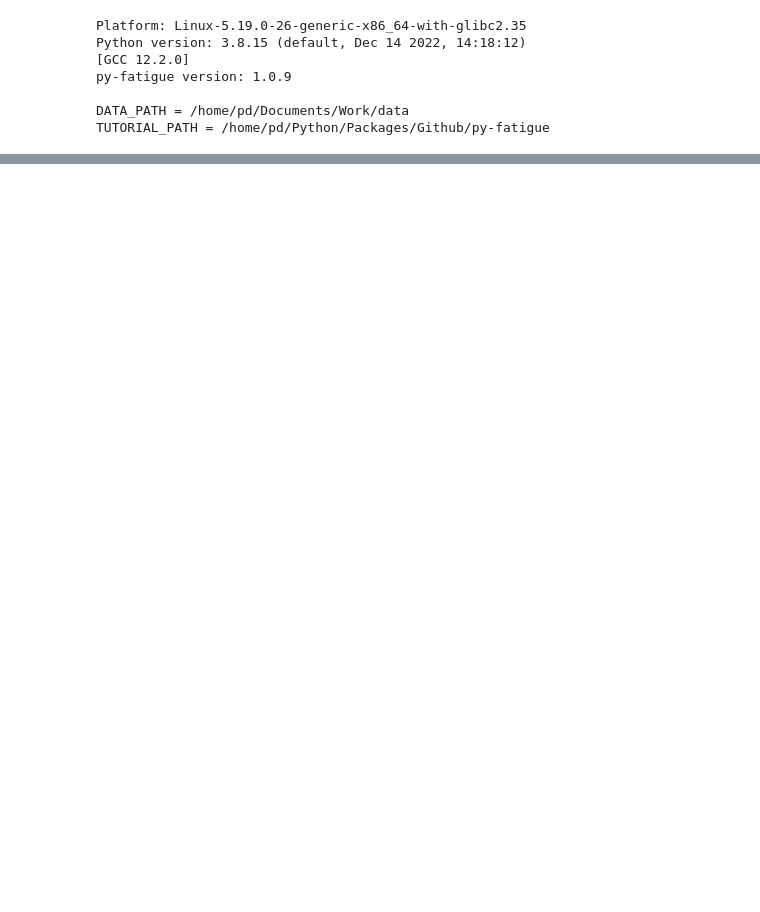
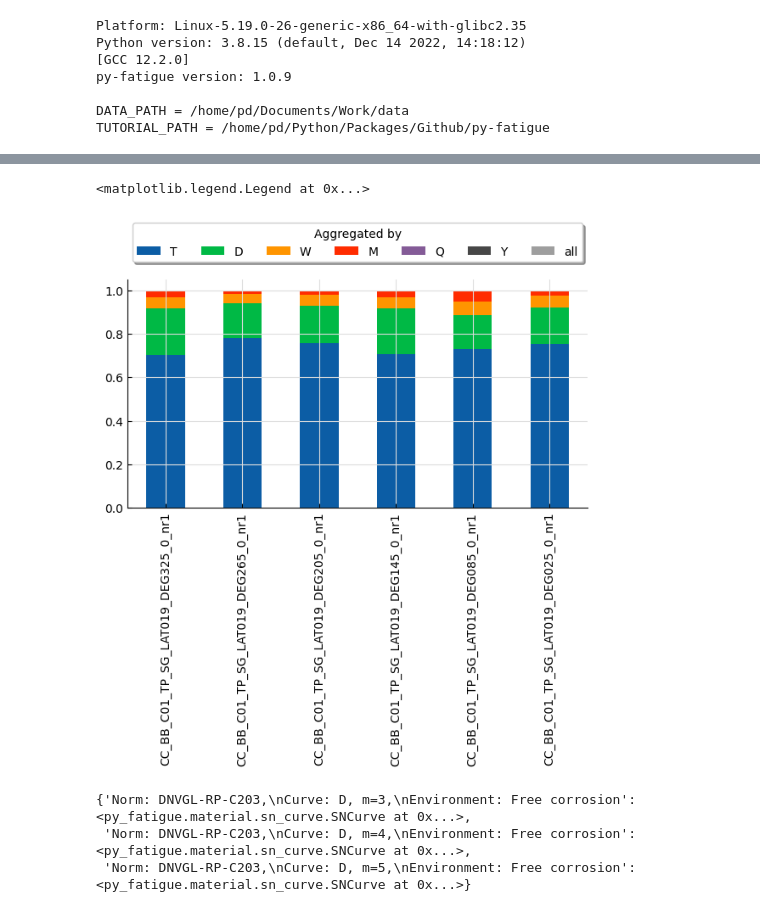
Before and after one commit to OWI-Lab/py_fatigue, a Jupyter notebook: notebooks/0.5.0 - PD.Use-case.LFFD-effect-quantification.ipynb, the cells around one changed output, grey strips where cells are left out. Cells and saved outputs as stored; diff of their text form; code cells hidden in the pictures; blank space fills up the shorter version.

```diff
--- a/notebooks/0.5.0 - PD.Use-case.LFFD-effect-quantification.ipynb
+++ b/notebooks/0.5.0 - PD.Use-case.LFFD-effect-quantification.ipynb
@@ -369,0 +279,4 @@ df_[[column for column in df_.columns if is_datetime(df_[column])]]
+# %%
+dict_df_dmg = dict()
+for aggr, df_d in df_agg.items():
+    dict_df_dmg[aggr] = pf.cycle_count.utils.calc_aggregated_damage(df_d, sn)
@@ -369,0 +316,11 @@ df_[[column for column in df_.columns if is_datetime(df_[column])]]
+# %%
+df_dmg_agg = pd.DataFrame()
+for aggr, df_d in dict_df_dmg.items():
+
+    df_1 = df_d.groupby(["sn_curve"]).agg("sum")
+    df_1["aggregate_by"] = aggr
+    df_dmg_agg = pd.concat([df_dmg_agg, df_1])
+# df_dmg_agg = df_dmg_agg.transpose()
+df_dmg_agg = df_dmg_agg.set_index([df_dmg_agg.index, "aggregate_by"])
+# %%
+df_dmg_end = df_dmg_agg.loc["m=[4.]"]
@@ -369,0 +339,18 @@ df_[[column for column in df_.columns if is_datetime(df_[column])]]
+# %%
+df_norm = df_dmg_end.div(df_dmg_end.max())
+df_norm = pd.concat([df_norm.loc["T"].to_frame().T, df_norm.diff()[1:]],
+                     ignore_index=True)
+df_norm.index = df_dmg_end.index
+# %%
+df_norm.transpose().plot.bar(stacked=True)
+plt.legend(
+    title="Aggregated by",
+    loc="lower center",
+    fancybox=True,
+    bbox_to_anchor=(0.5, 1.05),
+    ncol=7,
+    shadow=True,
+)
+# %% [output]
+<matplotlib.legend.Legend at 0x...>
+[figure, added]
@@ -369,0 +359,6 @@ df_[[column for column in df_.columns if is_datetime(df_[column])]]
+# %%
+{sk.name: sk for sk in sn_list}
+# %% [output]
+{'Norm: DNVGL-RP-C203,\nCurve: D, m=3,\nEnvironment: Free corrosion': <py_fatigue.material.sn_curve.SNCurve at 0x...>,
+ 'Norm: DNVGL-RP-C203,\nCurve: D, m=4,\nEnvironment: Free corrosion': <py_fatigue.material.sn_curve.SNCurve at 0x...>,
+ 'Norm: DNVGL-RP-C203,\nCurve: D, m=5,\nEnvironment: Free corrosion': <py_fatigue.material.sn_curve.SNCurve at 0x...>}
```
Also changed, not shown: parts of 44 cells of this notebook, 3 other files.
